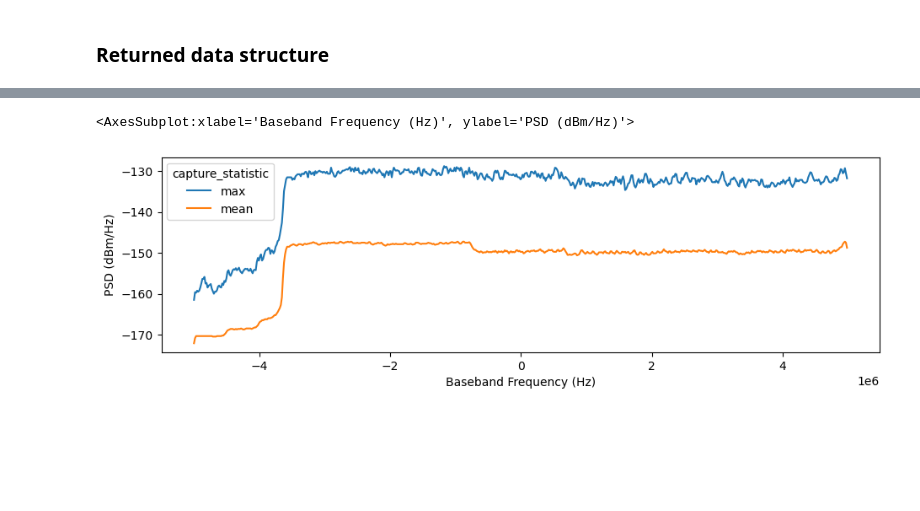
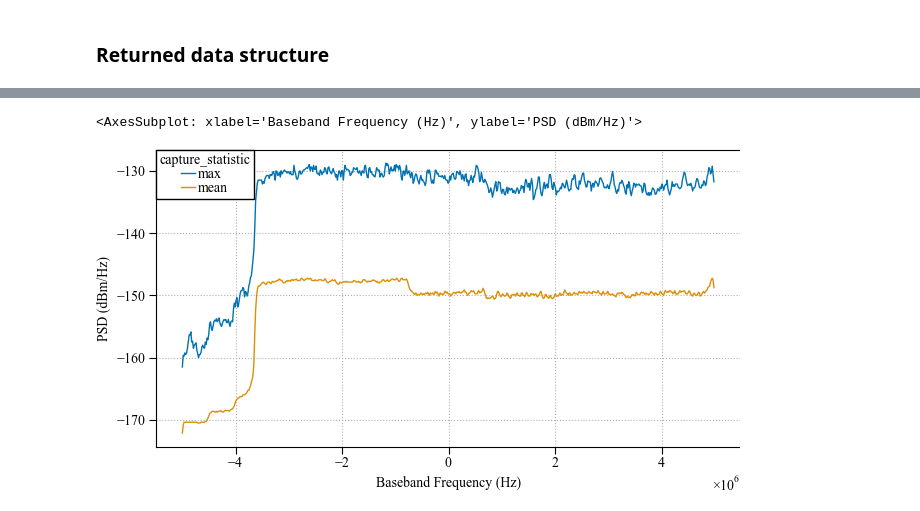
Before and after one commit to usnistgov/nasctn-sea-ingest, a Jupyter notebook: demos/read_seamf.ipynb, the cells around one changed output, grey strips where cells are left out. Drawn from its saved outputs; the diff is of its cells as text; code cells hidden in the pictures; blank space fills up the shorter version.

Commit message:
update read_seamf.ipynb development environment

```diff
--- a/demos/read_seamf.ipynb
+++ b/demos/read_seamf.ipynb
@@ -1,19 +1,22 @@
 # %% [markdown]
 ### Basic usage
 # %%
-import seamf
-from seamf import read_seamf, read_seamf_meta
+# this is a development environment hack!
+# after pip install of sea_ingest, you'd just import sea_ingest
+import __init__ as sea_ingest
 from pathlib import Path
 import numpy as np
-import frozendict
 
 data_path = Path('data')
 
-dfs1 = read_seamf(data_path/'example_v1.sigmf')
-dfs2 = read_seamf(data_path/'example_v2.sigmf')
-dfs3 = read_seamf(data_path/'example_v3.sigmf')
-arrs3 = read_seamf(data_path/'example_v3.sigmf', container_cls=np.ndarray)
-data3, meta3 = read_seamf(data_path/'example_v3.sigmf', force_loader_cls=bytes)
+# these return dictionaries of pandas dataframes (the default)
+dfs1 = sea_ingest.read_seamf(data_path/'example_v1.sigmf')
+dfs2 = sea_ingest.read_seamf(data_path/'example_v2.sigmf')
+dfs3 = sea_ingest.read_seamf(data_path/'example_v3.sigmf')
+
+# some alternative loading options
+arrs3 = sea_ingest.read_seamf(data_path/'example_v3.sigmf', container_cls=np.ndarray)
+data3, meta3 = sea_ingest.read_seamf(data_path/'example_v3.sigmf', force_loader_cls=bytes)
 # %% [markdown]
 ### Performance
 # %%
@@ -86,18 +89,18 @@ dfs2['psd'].head(6).iloc[:,:6]
 |  |  | mean | -172.125 | -170.875 | -170.375 | -170.375 | -170.375 | ... |
 # %%
 from matplotlib import pyplot as plt
+plt.style.use('report.mplstyle')
 
-fig, ax = plt.subplots(figsize=(11,3))
 (
     dfs2['psd']
     .droplevel('datetime')
     .loc(axis=0)[3.555e9]
     .T
-    .plot(ax=ax, ylabel='PSD (dBm/Hz)')
+    .plot(ylabel='PSD (dBm/Hz)')
 )
 # %% [output]
-<AxesSubplot:xlabel='Baseband Frequency (Hz)', ylabel='PSD (dBm/Hz)'>
+<AxesSubplot: xlabel='Baseband Frequency (Hz)', ylabel='PSD (dBm/Hz)'>
-[figure, old version]
+[figure, new version]
 # %%
 dfs2['pfp'].head(12).iloc[:,:6]
 # %% [output]
```
Also changed, not shown: parts of 3 cells of this notebook, 2 other files.
